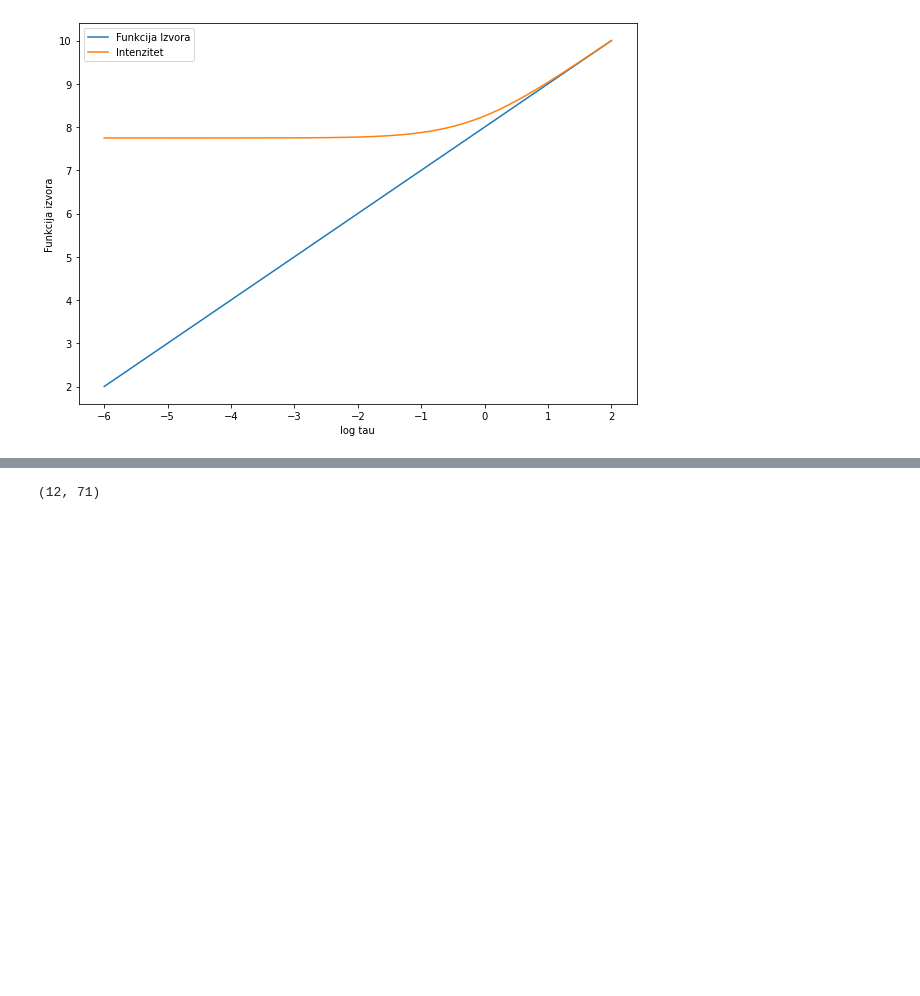
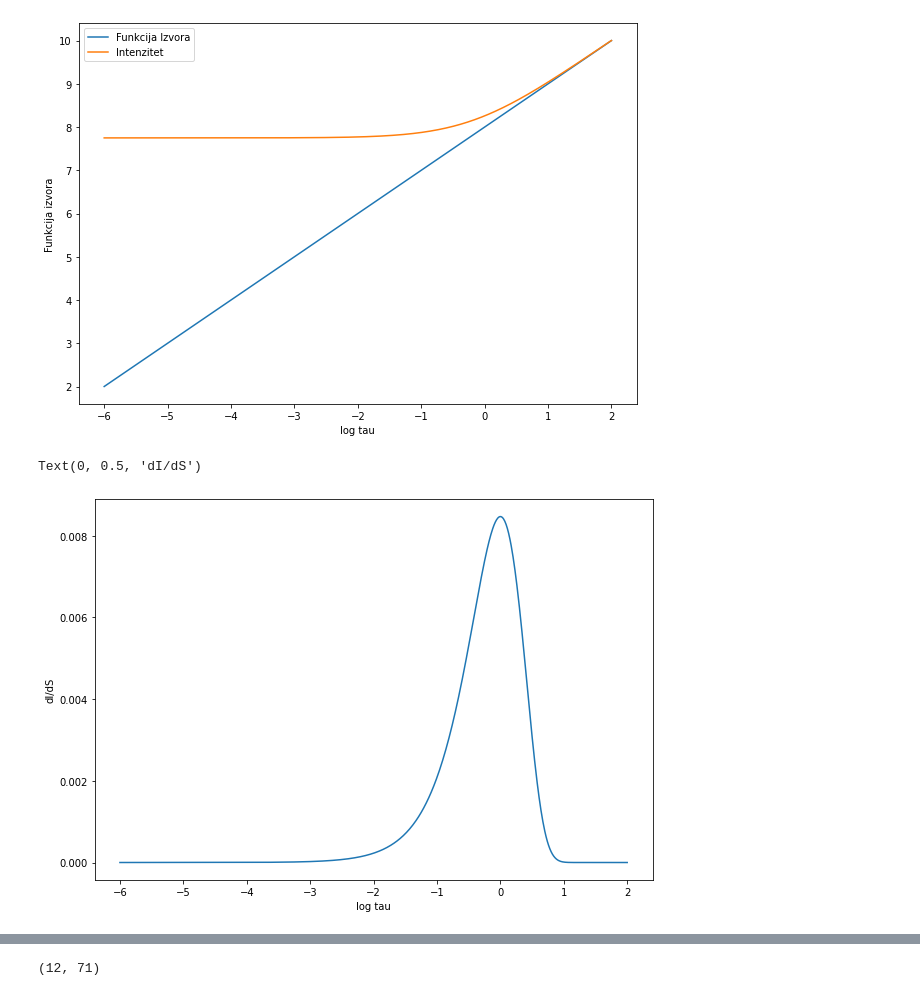
Before and after one commit to ivanzmilic/IAS_matf, a Jupyter notebook: num_rte_stefan.ipynb, the cells around one changed output, grey strips where cells are left out. Drawn from its saved outputs; the diff is of its cells as text; code cells hidden in the pictures; blank space fills up the shorter version.

```diff
--- a/num_rte_stefan.ipynb
+++ b/num_rte_stefan.ipynb
@@ -11,7 +11,7 @@ import matplotlib.pyplot as plt
 
 # Prirodna skala optickih dubina (zbog hidrostaticke ravnoteze,
 # odnosno eksponencijalne stratifikacije) je log scala
-logtau = np.linspace(-6,2,81)
+logtau = np.linspace(-6,2,801)
 tau = 10.0**logtau
 print(tau)
 # %% [output]
@@ -71,4 +71,4 @@ def solve_rte(S, tau, mu):
 
     return I
 # %%
-I = solve_rte(S,tau,1.0)
+I0 = solve_rte(S,tau,1.0)
@@ -104,0 +88,20 @@ plt.legend()
+# %%
+dI_dS = np.zeros(len(S))
+
+for d in range(len(S)):
+
+    S[d] += 0.01
+
+    I = solve_rte(S, tau, 1.0)
+
+    dI_dS[d] = (I[0] - I0[0]) / 0.01
+
+    S[d] -= 0.01
+# %%
+plt.figure(figsize=[10,7])
+plt.plot(logtau, dI_dS)
+plt.xlabel("log tau")
+plt.ylabel("dI/dS")
+# %% [output]
+Text(0, 0.5, 'dI/dS')
+[figure, added]
```
Also changed, not shown: parts of 13 cells of this notebook, 1 other file.
